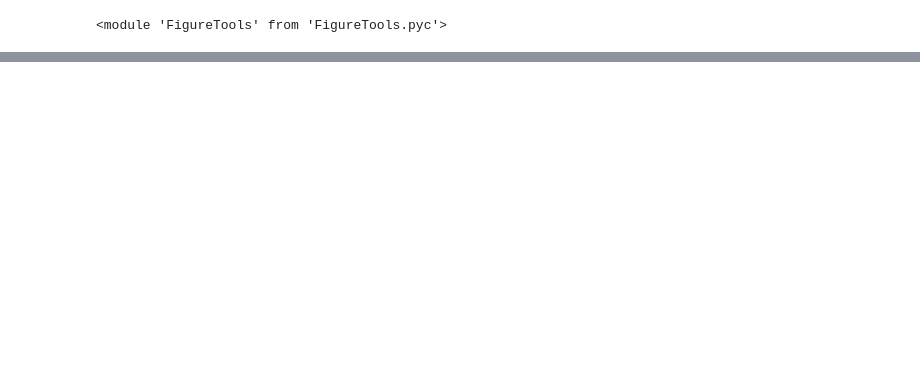
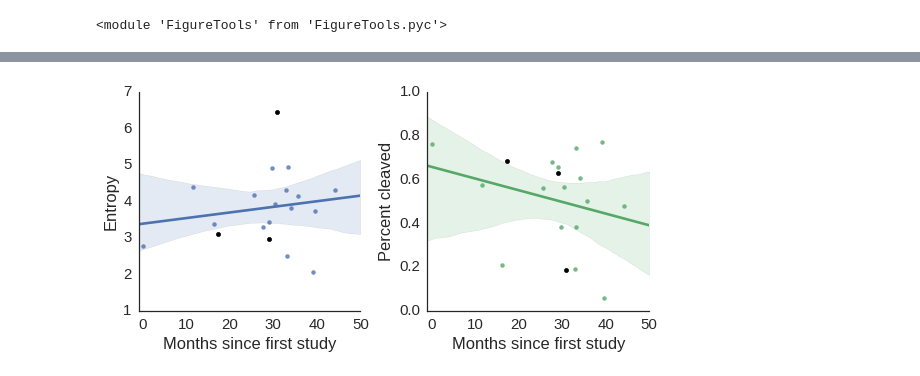
Before and after one commit to DamLabResources/hiv-crispr-review, a Jupyter notebook: VisualizeResults.ipynb, the cells around one changed output, grey strips where cells are left out. Cells and saved outputs as stored; diff of their text form; code cells hidden in the pictures; blank space fills up the shorter version.

Commit message:
initial changes for response to reviews

```diff
--- a/VisualizeResults.ipynb
+++ b/VisualizeResults.ipynb
@@ -127,0 +192,46 @@ for _, row in data.iterrows():
+# %%
+from scipy.stats import linregress
+
+fig, (ent_ax, cut_ax) = plt.subplots(1,2, figsize=(8,4))
+
+wanted_cut = cutoff_data.query('Cutoff == 0.75')
+med_data = wanted_cut.groupby('Citation').median()
+
+sbn.regplot(data = med_data,
+            x = 'MonthSinceFirst',
+            y = 'Entropy', ax=ent_ax)
+ent_ax.set_xlim(-1, None)
+tup = linregress(med_data['MonthSinceFirst'], med_data['Entropy'])
+#ent_ax.set_title('p=%05f' % tup.pvalue)
+
+wanted_cits = [25808449, 26796669, 27068471]
+
+ent_ax.scatter(med_data.ix[wanted_cits]['MonthSinceFirst'],
+               med_data.ix[wanted_cits]['Entropy'], color='k')
+ent_ax.set_xlabel('Months since first study')
+
+
+
+sbn.regplot(data = med_data,
+            x = 'MonthSinceFirst',
+            y = 'ProtoPamCut', ax=cut_ax)
+cut_ax.set_xlim(-1, None)
+cut_ax.set_ylim(0, 1)
+cut_ax.set_ylabel('Percent cleaved')
+
+cut_ax.scatter(med_data.ix[wanted_cits]['MonthSinceFirst'],
+               med_data.ix[wanted_cits]['ProtoPamCut'], color='k')
+
+
+
+tup = linregress(med_data['MonthSinceFirst'], med_data['ProtoPamCut'])
+#cut_ax.set_title('p=%05f' % tup.pvalue)
+cut_ax.set_xlabel('Months since first study')
+
+sbn.despine(ax=ent_ax)
+sbn.despine(ax=cut_ax)
+
+fig.tight_layout()
+fig.savefig('results/response_review.png', dpi=300)
+# %% [output]
+[figure, added]
```
Also changed, not shown: parts of 7 cells of this notebook, 10 other files.
